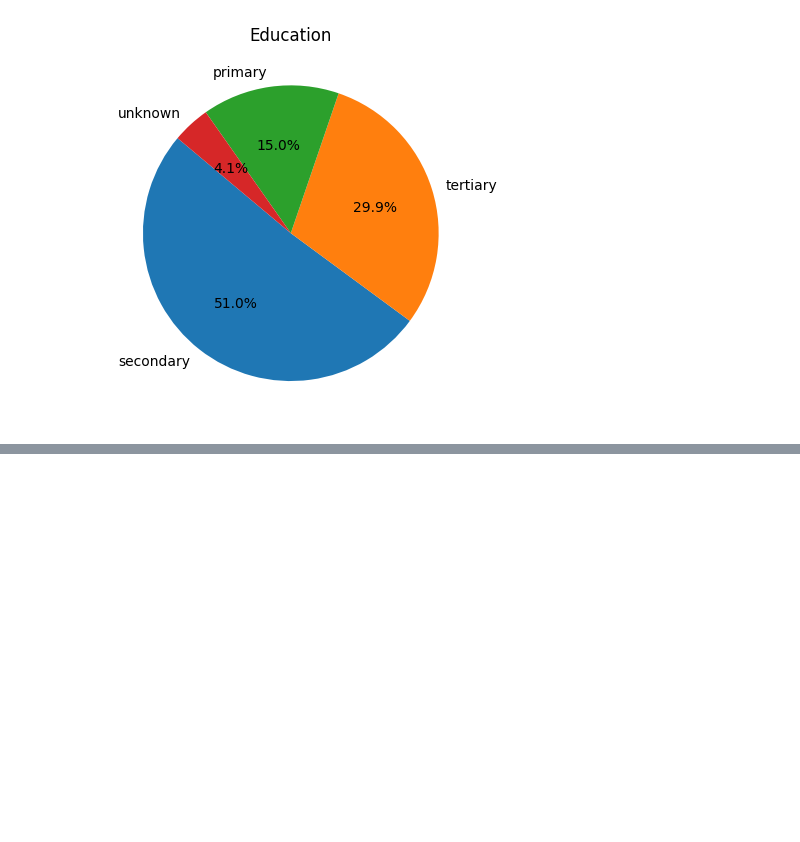
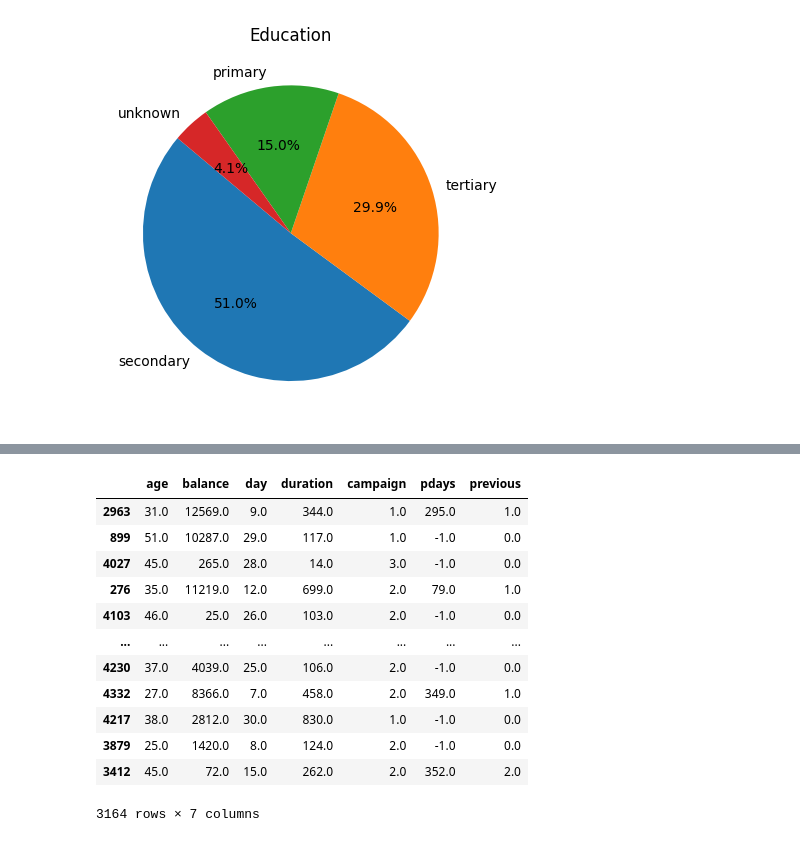
Before and after one commit to debizson/Mesi, a Jupyter notebook: ai_database_.ipynb, the cells around one changed output, grey strips where cells are left out. Saved outputs shown, nothing was run; the diff lists cells and outputs as text; code cells hidden in the pictures; blank space fills up the shorter version.

```diff
--- a/ai_database_.ipynb
+++ b/ai_database_.ipynb
@@ -439,0 +494,16 @@ plt.show()
+# %%
+train_x
+# %% [output]
+|  | age | balance | day | duration | campaign | pdays | previous |
+| 2963 | 31.0 | 12569.0 | 9.0 | 344.0 | 1.0 | 295.0 | 1.0 |
+| 899 | 51.0 | 10287.0 | 29.0 | 117.0 | 1.0 | -1.0 | 0.0 |
+| 4027 | 45.0 | 265.0 | 28.0 | 14.0 | 3.0 | -1.0 | 0.0 |
+| 276 | 35.0 | 11219.0 | 12.0 | 699.0 | 2.0 | 79.0 | 1.0 |
+| 4103 | 46.0 | 25.0 | 26.0 | 103.0 | 2.0 | -1.0 | 0.0 |
+| ... | ... | ... | ... | ... | ... | ... | ... |
+| 4230 | 37.0 | 4039.0 | 25.0 | 106.0 | 2.0 | -1.0 | 0.0 |
+| 4332 | 27.0 | 8366.0 | 7.0 | 458.0 | 2.0 | 349.0 | 1.0 |
+| 4217 | 38.0 | 2812.0 | 30.0 | 830.0 | 1.0 | -1.0 | 0.0 |
+| 3879 | 25.0 | 1420.0 | 8.0 | 124.0 | 2.0 | -1.0 | 0.0 |
+| 3412 | 45.0 | 72.0 | 15.0 | 262.0 | 2.0 | 352.0 | 2.0 |
+3164 rows × 7 columns
```
Also changed, not shown: parts of 10 cells of this notebook.
